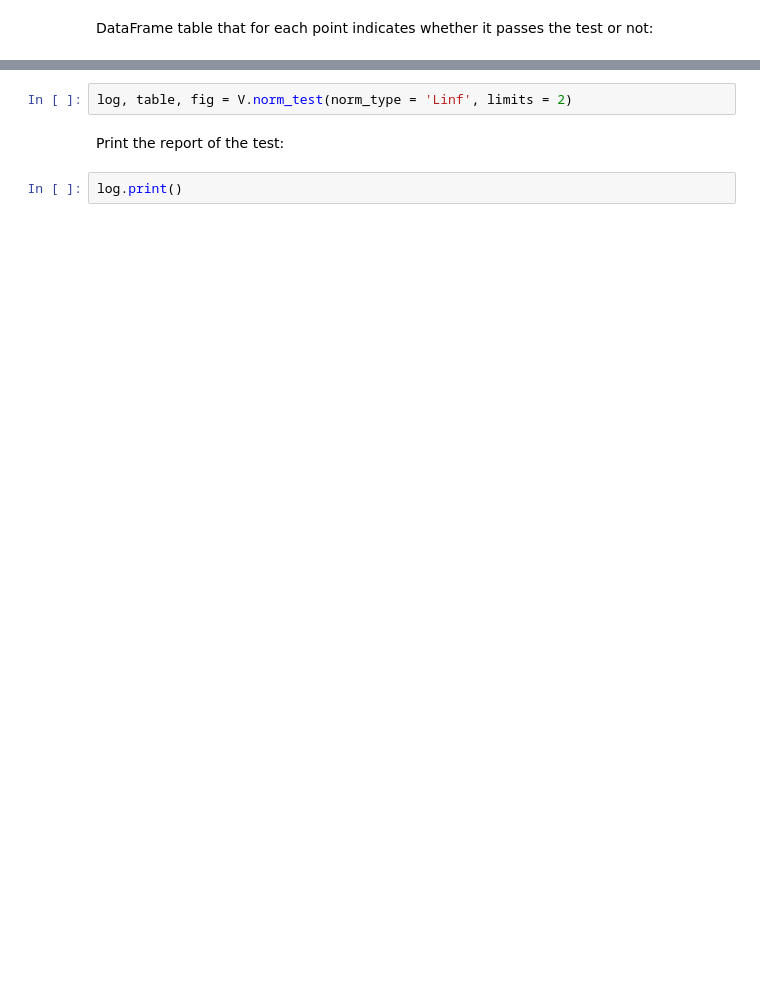
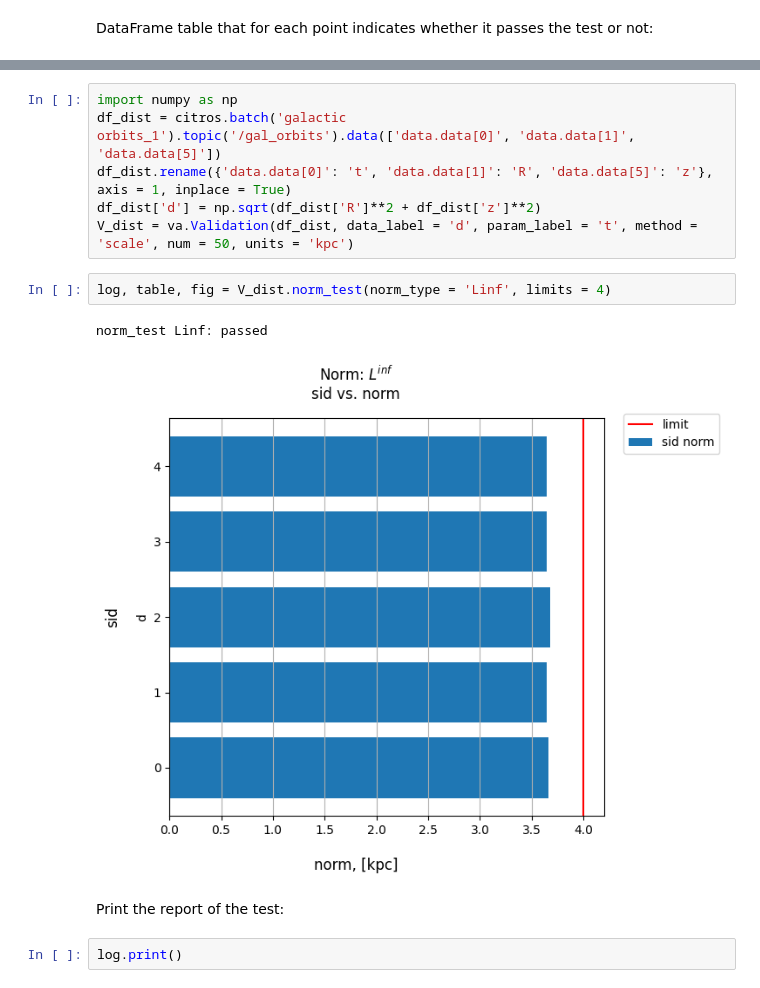
Before and after one commit to citros-garden/gal_orbits, a Jupyter notebook: citros_template/notebooks/Part 3. Validation.ipynb, the cells around one changed output, grey strips where cells are left out. Drawn from its saved outputs; the diff is of its cells as text; blank space fills up the shorter version.

```diff
--- a/citros_template/notebooks/Part 3. Validation.ipynb
+++ b/citros_template/notebooks/Part 3. Validation.ipynb
@@ -120,5 +265,14 @@ Test whether the norm of each simulation do not exceed the given limit
+# %%
+import numpy as np
+df_dist = citros.batch('galactic orbits_1').topic('/gal_orbits').data(['data.data[0]', 'data.data[1]', 'data.data[5]'])
+df_dist.rename({'data.data[0]': 't', 'data.data[1]': 'R', 'data.data[5]': 'z'}, axis = 1, inplace = True)
+df_dist['d'] = np.sqrt(df_dist['R']**2 + df_dist['z']**2)
+V_dist = va.Validation(df_dist, data_label = 'd', param_label = 't', method = 'scale', num = 50, units = 'kpc')
 # %%
-log, table, fig = V.norm_test(norm_type = 'Linf', limits = 2)
+log, table, fig = V_dist.norm_test(norm_type = 'Linf', limits = 4)
+# %% [output]
+norm_test Linf: passed
+[figure, added]
 # %% [markdown]
 Print the report of the test:
 # %%
```
Also changed, not shown: parts of 39 cells of this notebook, 2 other files.
